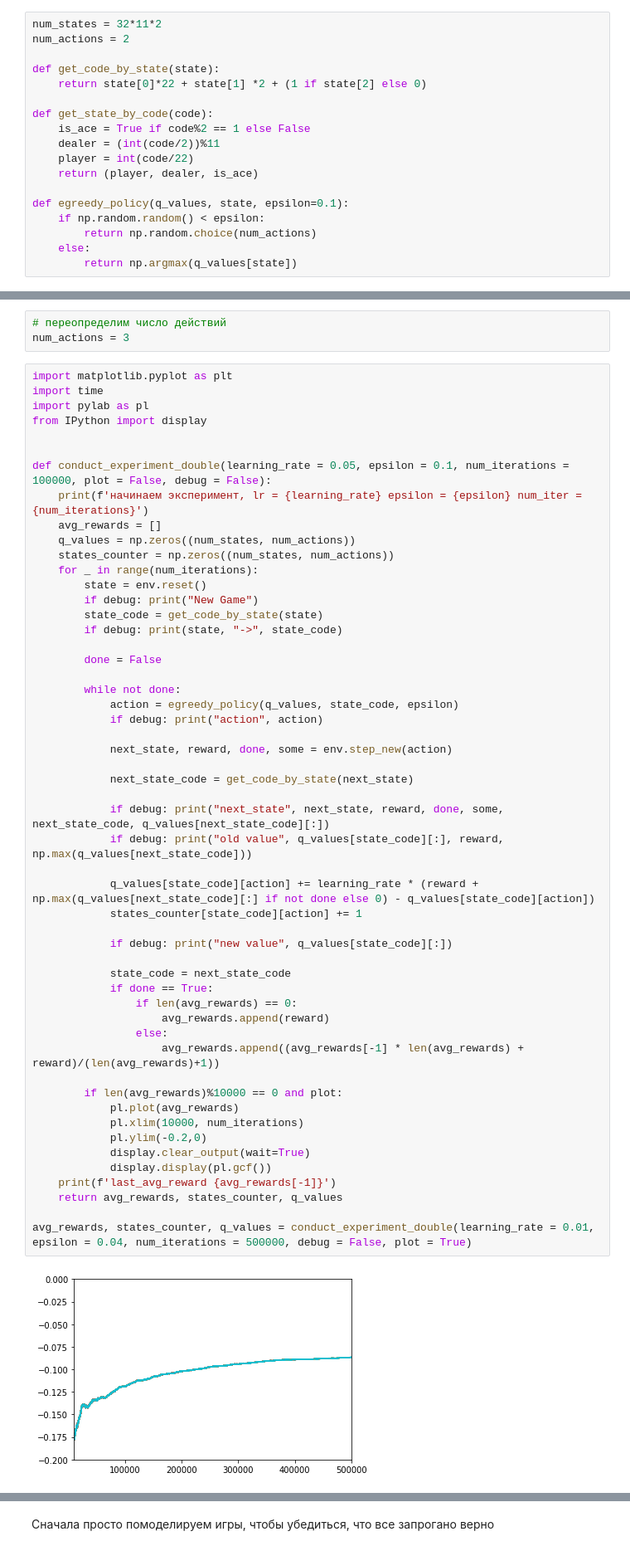
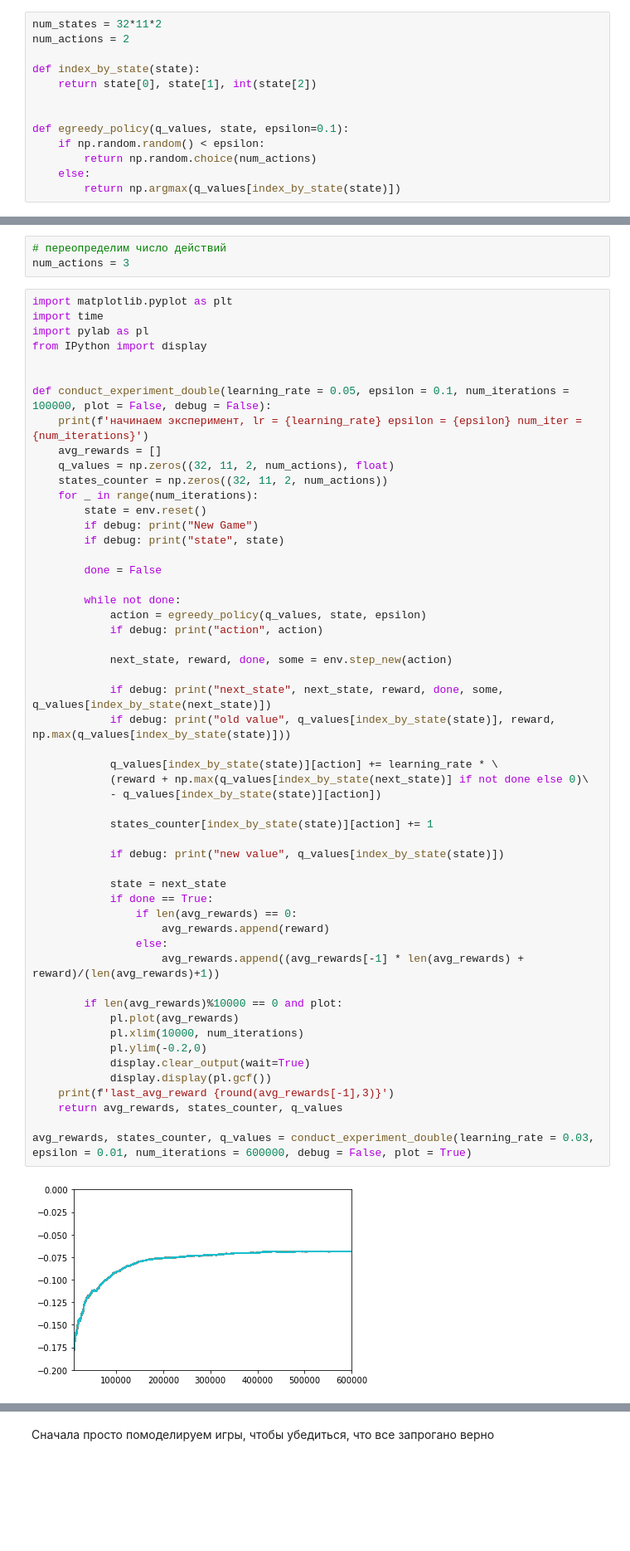
Before and after one commit to OlegPozovnoy/ReinforcementLearningHW, a Jupyter notebook: HW1/Blackjack.ipynb, the cells around one changed output, grey strips where cells are left out. Shown at 83% size. Saved outputs shown, nothing was run; the diff lists cells and outputs as text; blank space fills up the shorter version.

```diff
--- a/HW1/Blackjack.ipynb
+++ b/HW1/Blackjack.ipynb
@@ -49,20 +49,15 @@ print(f'средний выигрыш по стратегии {np.mean(np.array(
 num_states = 32*11*2
 num_actions = 2
 
-def get_code_by_state(state):
-    return state[0]*22 + state[1] *2 + (1 if state[2] else 0)
+def index_by_state(state):
+    return state[0], state[1], int(state[2])
 
-def get_state_by_code(code):
-    is_ace = True if code%2 == 1 else False
-    dealer = (int(code/2))%11
-    player = int(code/22)
-    return (player, dealer, is_ace)
 
 def egreedy_policy(q_values, state, epsilon=0.1):
     if np.random.random() < epsilon:
         return np.random.choice(num_actions)
     else:
-        return np.argmax(q_values[state])
+        return np.argmax(q_values[index_by_state(state)])
 # %%
 import matplotlib.pyplot as plt
 import time
@@ -302,48 +302,48 @@ from IPython import display
 def conduct_experiment_double(learning_rate = 0.05, epsilon = 0.1, num_iterations = 100000, plot = False, debug = False):
     print(f'начинаем эксперимент, lr = {learning_rate} epsilon = {epsilon} num_iter = {num_iterations}')
     avg_rewards = []
-    q_values = np.zeros((num_states, num_actions))
-    states_counter = np.zeros((num_states, num_actions))
+    q_values = np.zeros((32, 11, 2, num_actions), float)
+    states_counter = np.zeros((32, 11, 2, num_actions))
     for _ in range(num_iterations):
         state = env.reset()
         if debug: print("New Game")
-        state_code = get_code_by_state(state)
-        if debug: print(state, "->", state_code)
+        if debug: print("state", state)
 
         done = False
 
         while not done:
-            action = egreedy_policy(q_values, state_code, epsilon)
+            action = egreedy_policy(q_values, state, epsilon)
             if debug: print("action", action)
 
             next_state, reward, done, some = env.step_new(action)
 
-            next_state_code = get_code_by_state(next_state)
+            if debug: print("next_state", next_state, reward, done, some, q_values[index_by_state(next_state)])
+            if debug: print("old value", q_values[index_by_state(state)], reward, np.max(q_values[index_by_state(state)]))
 
-            if debug: print("next_state", next_state, reward, done, some, next_state_code, q_values[next_state_code][:])
-            if debug: print("old value", q_values[state_code][:], reward, np.max(q_values[next_state_code]))
+            q_values[index_by_state(state)][action] += learning_rate * \
+            (reward + np.max(q_values[index_by_state(next_state)] if not done else 0)\
+            - q_values[index_by_state(state)][action])
 
-            q_values[state_code][action] += learning_rate * (reward + np.max(q_values[next_state_code][:] if not done else 0) - q_values[state_code][action])
-            states_counter[state_code][action] += 1
+            states_counter[index_by_state(state)][action] += 1
 
-            if debug: print("new value", q_values[state_code][:])
+            if debug: print("new value", q_values[index_by_state(state)])
 
-            state_code = next_state_code
+            state = next_state
             if done == True:
                 if len(avg_rewards) == 0:
                     avg_rewards.append(reward)
                 else:
                     avg_rewards.append((avg_rewards[-1] * len(avg_rewards) + reward)/(len(avg_rewards)+1))
 
         if len(avg_rewards)%10000 == 0 and plot:
             pl.plot(avg_rewards)
             pl.xlim(10000, num_iterations)
             pl.ylim(-0.2,0)
             display.clear_output(wait=True)
             display.display(pl.gcf())
-    print(f'last_avg_reward {avg_rewards[-1]}')
+    print(f'last_avg_reward {round(avg_rewards[-1],3)}')
     return avg_rewards, states_counter, q_values
 
-avg_rewards, states_counter, q_values = conduct_experiment_double(learning_rate = 0.01, epsilon = 0.04, num_iterations = 500000, debug = False, plot = True)
+avg_rewards, states_counter, q_values = conduct_experiment_double(learning_rate = 0.03, epsilon = 0.01, num_iterations = 600000, debug = False, plot = True)
 # %% [output]
-[figure, old version]
+[figure, new version]
```
Also changed, not shown: parts of 15 cells of this notebook.
